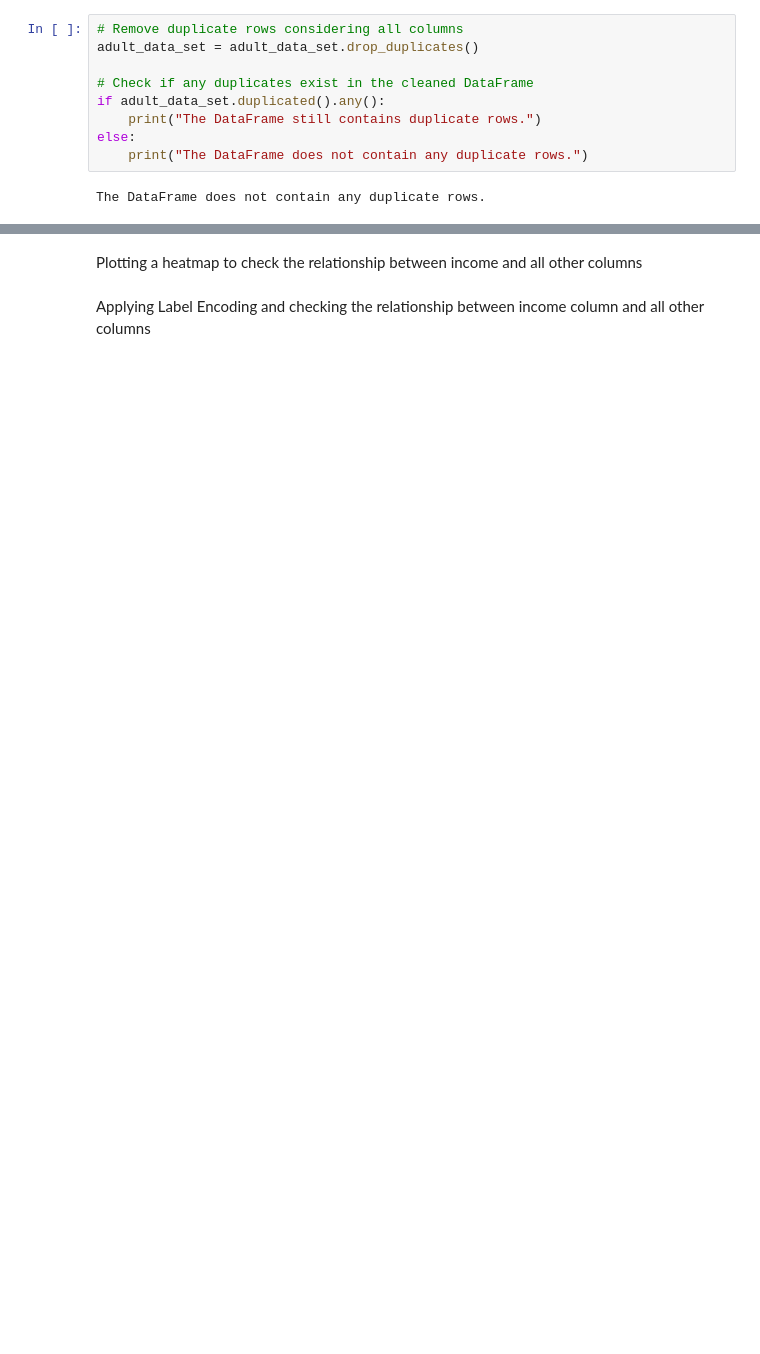
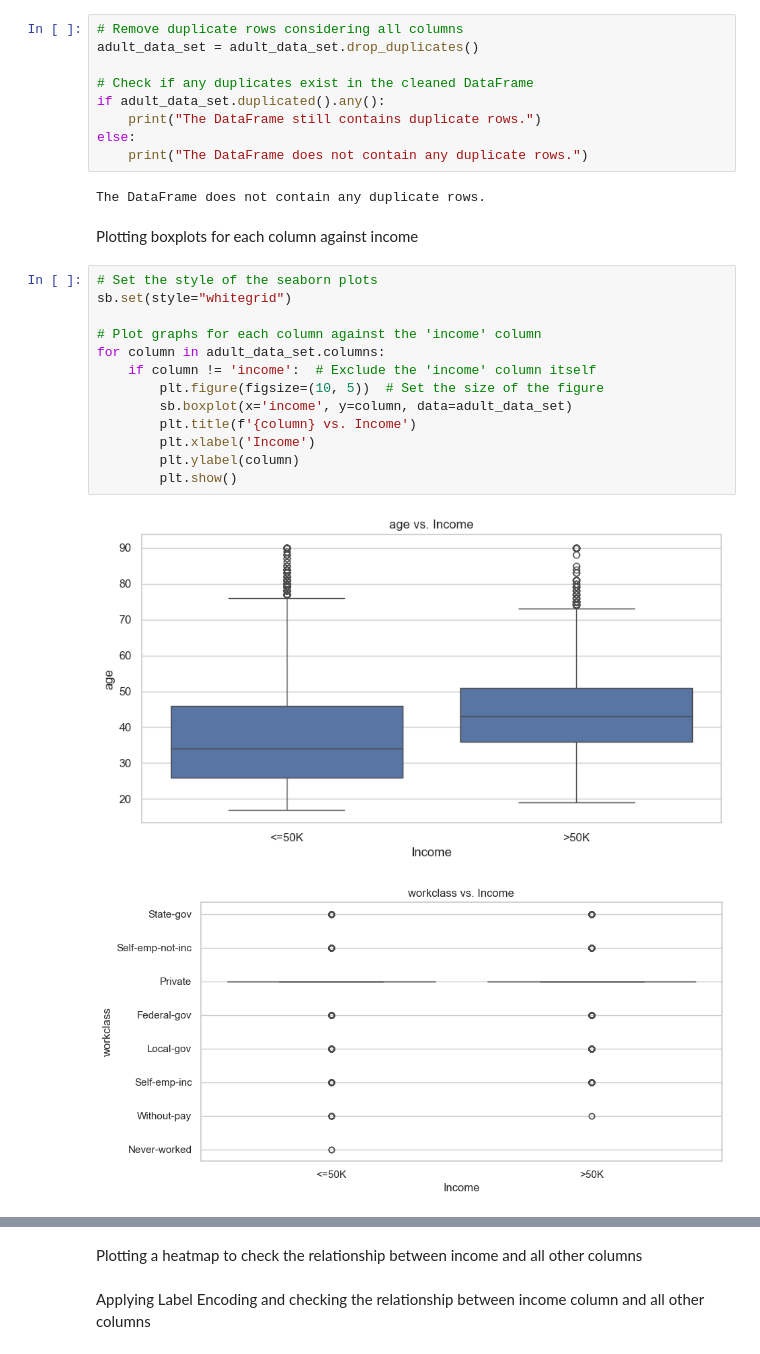
Before and after one commit to DeelakaDias/Income-Prediction, a Jupyter notebook: Machine Learning CW.ipynb, the cells around one changed output, grey strips where cells are left out. Cells and saved outputs as stored; diff of their text form; blank space fills up the shorter version.

```diff
--- a/Machine Learning CW.ipynb
+++ b/Machine Learning CW.ipynb
@@ -289,3 +282,21 @@ else:
     print("The DataFrame does not contain any duplicate rows.")
 # %% [output]
 The DataFrame does not contain any duplicate rows.
+# %% [markdown]
+Plotting boxplots for each column against income
+# %%
+# Set the style of the seaborn plots
+sb.set(style="whitegrid")
+
+# Plot graphs for each column against the 'income' column
+for column in adult_data_set.columns:
+    if column != 'income':  # Exclude the 'income' column itself
+        plt.figure(figsize=(10, 5))  # Set the size of the figure
+        sb.boxplot(x='income', y=column, data=adult_data_set)
+        plt.title(f'{column} vs. Income')
+        plt.xlabel('Income')
+        plt.ylabel(column)
+        plt.show()
+# %% [output]
+[figure, added]
+[figure, added]
```
Also changed, not shown: parts of 27 cells of this notebook.
